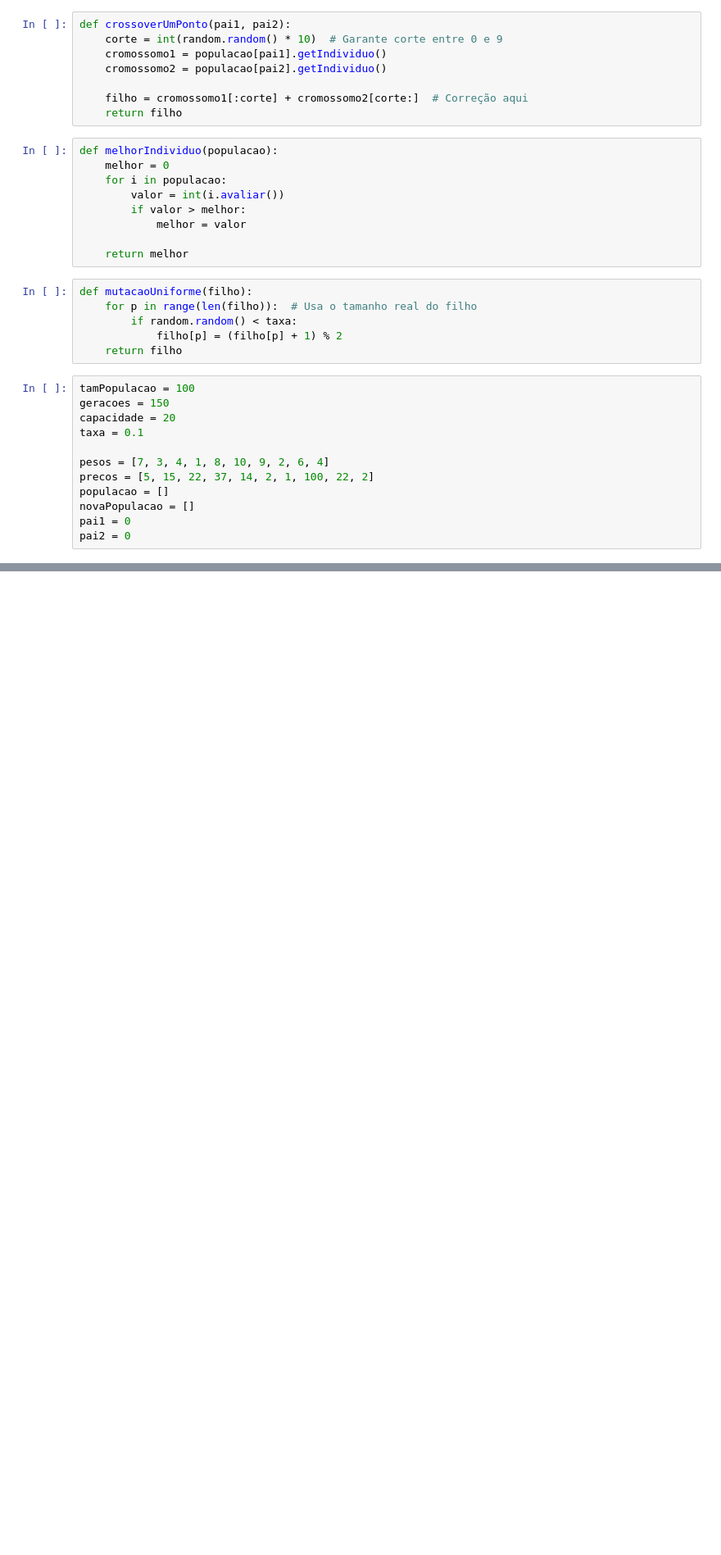
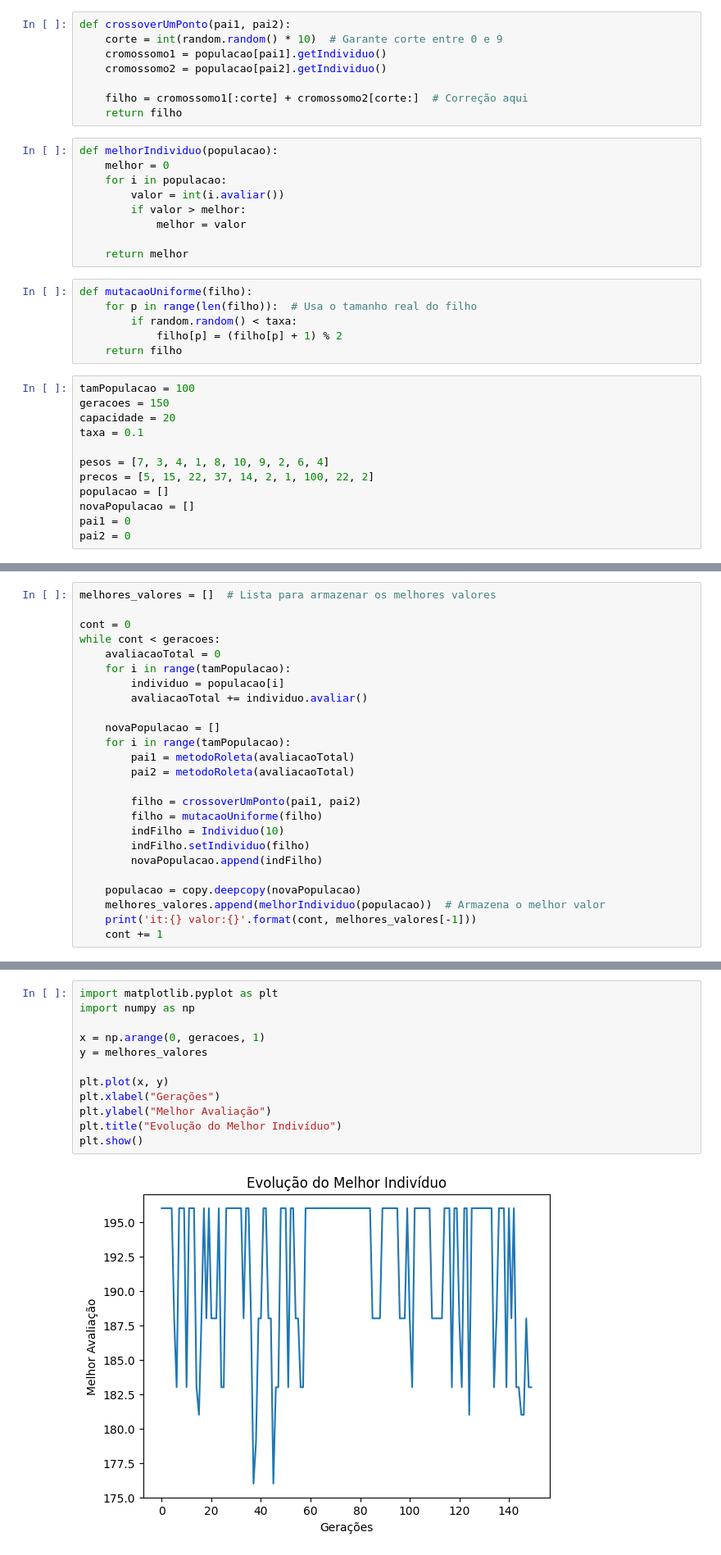
Before and after one commit to Haell39/Maryton_Final1, a Jupyter notebook: mayrton.ipynb, the cells around one changed output, grey strips where cells are left out. Shown: that part at 82% size. Cells and saved outputs as stored; diff of their text form; blank space fills up the shorter version.

```diff
--- a/mayrton.ipynb
+++ b/mayrton.ipynb
@@ -147,2 +147,27 @@ O melhor individuo é 188
 it:149 valor:188
 O melhor individuo é 188
+# %%
+melhores_valores = []  # Lista para armazenar os melhores valores
+
+cont = 0
+while cont < geracoes:
+    avaliacaoTotal = 0
+    for i in range(tamPopulacao):
+        individuo = populacao[i]
+        avaliacaoTotal += individuo.avaliar()
+
+    novaPopulacao = []
+    for i in range(tamPopulacao):
+        pai1 = metodoRoleta(avaliacaoTotal)
+        pai2 = metodoRoleta(avaliacaoTotal)
+
+        filho = crossoverUmPonto(pai1, pai2)
+        filho = mutacaoUniforme(filho)
+        indFilho = Individuo(10)
+        indFilho.setIndividuo(filho)
+        novaPopulacao.append(indFilho)
+
+    populacao = copy.deepcopy(novaPopulacao)
+    melhores_valores.append(melhorIndividuo(populacao))  # Armazena o melhor valor
+    print('it:{} valor:{}'.format(cont, melhores_valores[-1]))
+    cont += 1
@@ -148,0 +192,14 @@ O melhor individuo é 188
+# %%
+import matplotlib.pyplot as plt
+import numpy as np
+
+x = np.arange(0, geracoes, 1)
+y = melhores_valores
+
+plt.plot(x, y)
+plt.xlabel("Gerações")
+plt.ylabel("Melhor Avaliação")
+plt.title("Evolução do Melhor Indivíduo")
+plt.show()
+# %% [output]
+[figure, added]
```
Also changed, not shown: parts of 3 cells of this notebook.
